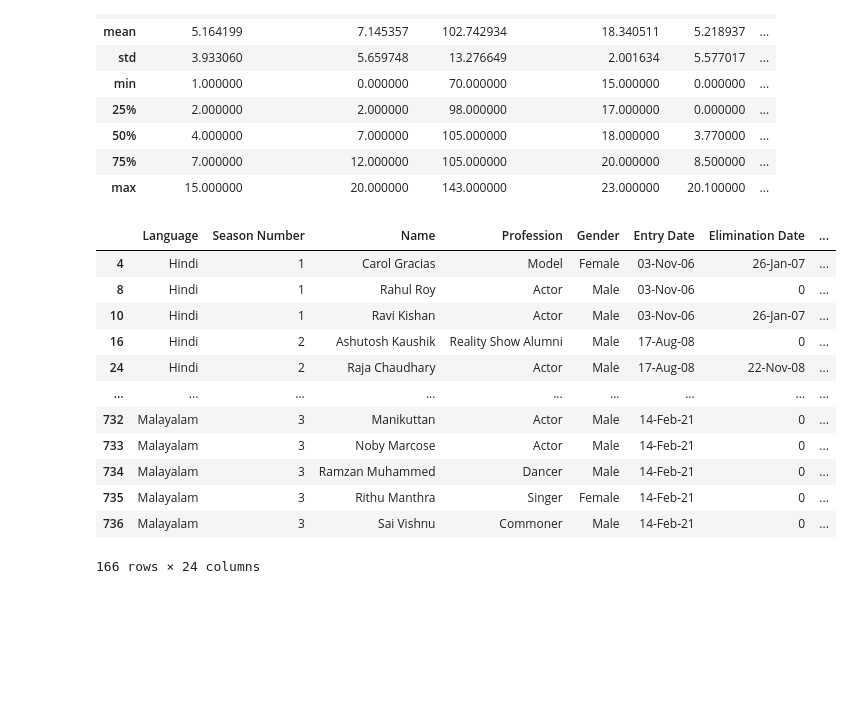
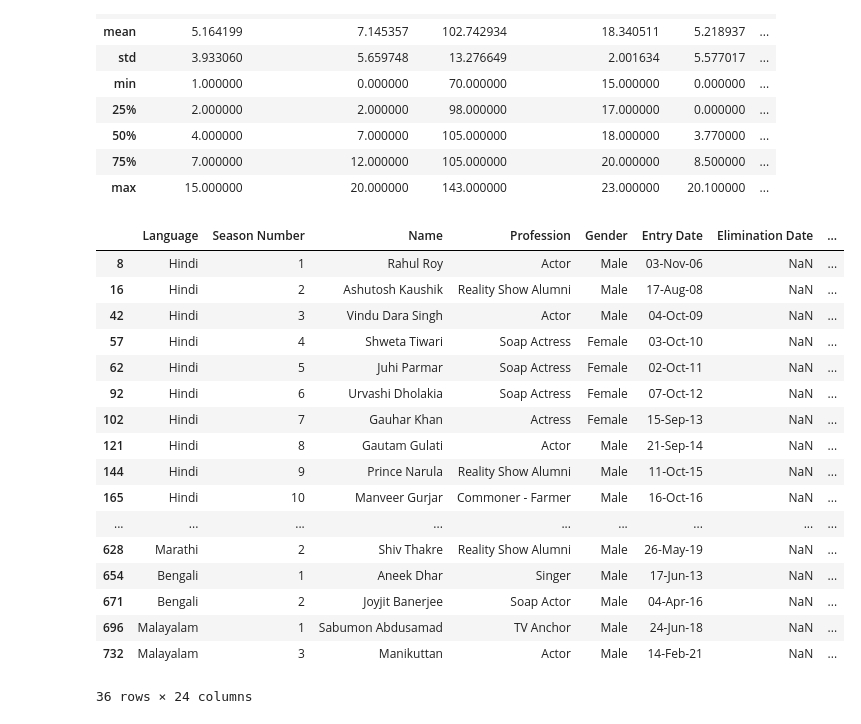
Before and after one commit to keerjs01/ML---Pandas, a Jupyter notebook: pandas.ipynb, the cells around one changed output. Drawn from its saved outputs; the diff is of its cells as text; code cells hidden in the pictures; blank space fills up the shorter version.

```diff
--- a/pandas.ipynb
+++ b/pandas.ipynb
@@ -46,0 +186,3 @@ df1=data.fillna(0)
+# %%
+df1 = data
+df1
@@ -192,18 +367,23 @@ df1.describe() #descriptive statistics
 | 75% | 7.000000 | 12.000000 | 105.000000 | 20.000000 | 8.500000 | ... |
 | max | 15.000000 | 20.000000 | 143.000000 | 23.000000 | 20.100000 | ... |
 # %%
-df1[df1.Finalist>=1]
+df1[df1.Winner==1]
 # %% [output]
 |  | Language | Season Number | Name | Profession | Gender | Entry Date | Elimination Date | ... |
-| 4 | Hindi | 1 | Carol Gracias | Model | Female | 03-Nov-06 | 26-Jan-07 | ... |
-| 8 | Hindi | 1 | Rahul Roy | Actor | Male | 03-Nov-06 | 0 | ... |
-| 10 | Hindi | 1 | Ravi Kishan | Actor | Male | 03-Nov-06 | 26-Jan-07 | ... |
-| 16 | Hindi | 2 | Ashutosh Kaushik | Reality Show Alumni | Male | 17-Aug-08 | 0 | ... |
-| 24 | Hindi | 2 | Raja Chaudhary | Actor | Male | 17-Aug-08 | 22-Nov-08 | ... |
+| 8 | Hindi | 1 | Rahul Roy | Actor | Male | 03-Nov-06 | NaN | ... |
+| 16 | Hindi | 2 | Ashutosh Kaushik | Reality Show Alumni | Male | 17-Aug-08 | NaN | ... |
+| 42 | Hindi | 3 | Vindu Dara Singh | Actor | Male | 04-Oct-09 | NaN | ... |
+| 57 | Hindi | 4 | Shweta Tiwari | Soap Actress | Female | 03-Oct-10 | NaN | ... |
+| 62 | Hindi | 5 | Juhi Parmar | Soap Actress | Female | 02-Oct-11 | NaN | ... |
+| 92 | Hindi | 6 | Urvashi Dholakia | Soap Actress | Female | 07-Oct-12 | NaN | ... |
+| 102 | Hindi | 7 | Gauhar Khan | Actress | Female | 15-Sep-13 | NaN | ... |
+| 121 | Hindi | 8 | Gautam Gulati | Actor | Male | 21-Sep-14 | NaN | ... |
+| 144 | Hindi | 9 | Prince Narula | Reality Show Alumni | Male | 11-Oct-15 | NaN | ... |
+| 165 | Hindi | 10 | Manveer Gurjar | Commoner - Farmer | Male | 16-Oct-16 | NaN | ... |
 | ... | ... | ... | ... | ... | ... | ... | ... | ... |
-| 732 | Malayalam | 3 | Manikuttan | Actor | Male | 14-Feb-21 | 0 | ... |
-| 733 | Malayalam | 3 | Noby Marcose | Actor | Male | 14-Feb-21 | 0 | ... |
-| 734 | Malayalam | 3 | Ramzan Muhammed | Dancer | Male | 14-Feb-21 | 0 | ... |
-| 735 | Malayalam | 3 | Rithu Manthra | Singer | Female | 14-Feb-21 | 0 | ... |
-| 736 | Malayalam | 3 | Sai Vishnu | Commoner | Male | 14-Feb-21 | 0 | ... |
+| 628 | Marathi | 2 | Shiv Thakre | Reality Show Alumni | Male | 26-May-19 | NaN | ... |
+| 654 | Bengali | 1 | Aneek Dhar | Singer | Male | 17-Jun-13 | NaN | ... |
+| 671 | Bengali | 2 | Joyjit Banerjee | Soap Actor | Male | 04-Apr-16 | NaN | ... |
+| 696 | Malayalam | 1 | Sabumon Abdusamad | TV Anchor | Male | 24-Jun-18 | NaN | ... |
+| 732 | Malayalam | 3 | Manikuttan | Actor | Male | 14-Feb-21 | NaN | ... |
-166 rows × 24 columns
+36 rows × 24 columns
```
Also changed, not shown: parts of 20 cells of this notebook.
